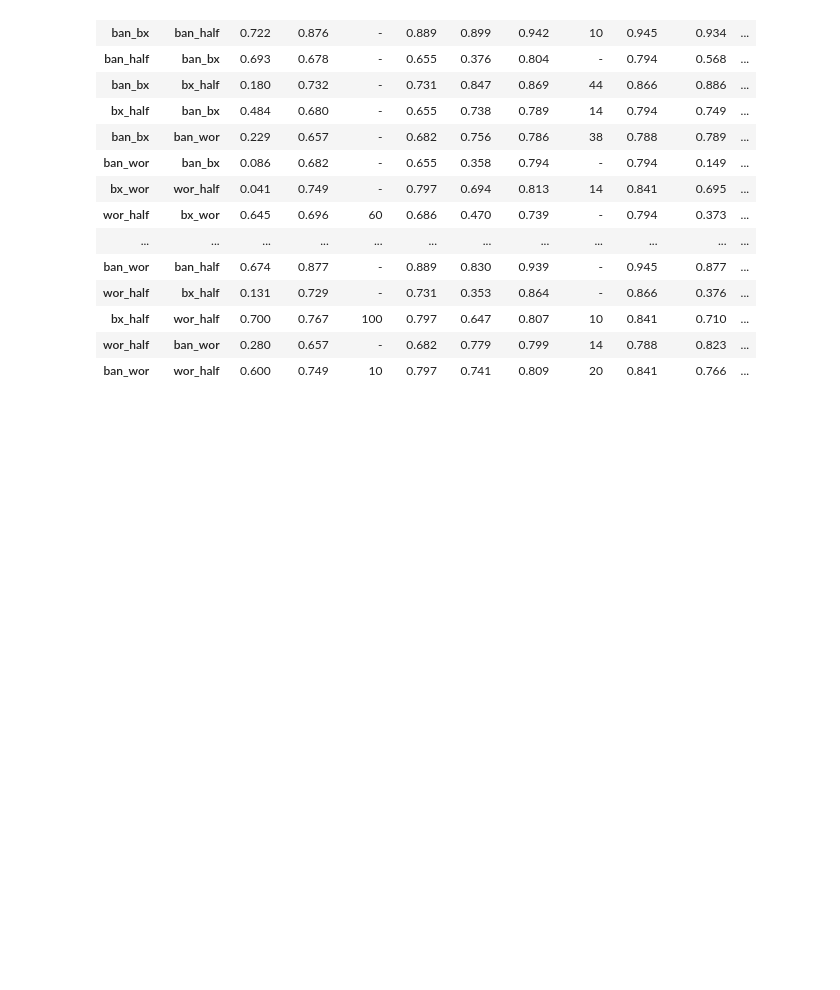
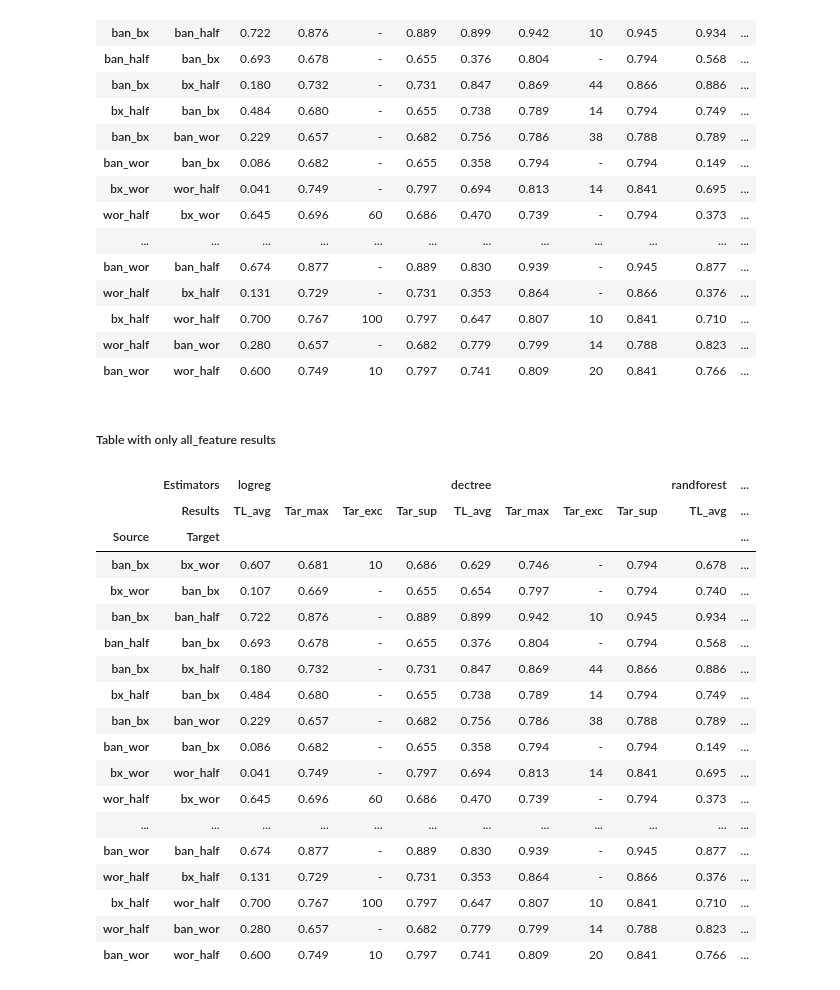
Before and after one commit to JayKay0104/ma-atl-for-er, a Jupyter notebook: code/learning/TL_Experiments_Books_final.ipynb, the cells around one changed output. Cells and saved outputs as stored; diff of their text form; code cells hidden in the pictures; blank space fills up the shorter version.

```diff
--- a/code/learning/TL_Experiments_Books_final.ipynb
+++ b/code/learning/TL_Experiments_Books_final.ipynb
@@ -293,3 +349,28 @@ TL Results when doing Transfer with domain adapted (nn) source instances on all
 | bx_half | wor_half | 0.700 | 0.767 | 100 | 0.797 | 0.647 | 0.807 | 10 | 0.841 | 0.710 | ... |
 | wor_half | ban_wor | 0.280 | 0.657 | - | 0.682 | 0.779 | 0.799 | 14 | 0.788 | 0.823 | ... |
 | ban_wor | wor_half | 0.600 | 0.749 | 10 | 0.797 | 0.741 | 0.809 | 20 | 0.841 | 0.766 | ... |
+# %% [markdown]
+##### Table with only all_feature results
+# %%
+df_tl_results_nn_all = tlut.returnDFwithTLResultsOfOneFeatureSet(df_tl_results_nn,'all',candsets_unsuper_results,
+                                                          filename='../../results/tl/books/books_tl_results_nn_all_feature')
+# %% [output]
+|  | Estimators | logreg |  |  |  | dectree |  |  |  | randforest | ... |
+|  | Results | TL_avg | Tar_max | Tar_exc | Tar_sup | TL_avg | Tar_max | Tar_exc | Tar_sup | TL_avg | ... |
+| Source | Target |  |  |  |  |  |  |  |  |  | ... |
+| ban_bx | bx_wor | 0.607 | 0.681 | 10 | 0.686 | 0.629 | 0.746 | - | 0.794 | 0.678 | ... |
+| bx_wor | ban_bx | 0.107 | 0.669 | - | 0.655 | 0.654 | 0.797 | - | 0.794 | 0.740 | ... |
+| ban_bx | ban_half | 0.722 | 0.876 | - | 0.889 | 0.899 | 0.942 | 10 | 0.945 | 0.934 | ... |
+| ban_half | ban_bx | 0.693 | 0.678 | - | 0.655 | 0.376 | 0.804 | - | 0.794 | 0.568 | ... |
+| ban_bx | bx_half | 0.180 | 0.732 | - | 0.731 | 0.847 | 0.869 | 44 | 0.866 | 0.886 | ... |
+| bx_half | ban_bx | 0.484 | 0.680 | - | 0.655 | 0.738 | 0.789 | 14 | 0.794 | 0.749 | ... |
+| ban_bx | ban_wor | 0.229 | 0.657 | - | 0.682 | 0.756 | 0.786 | 38 | 0.788 | 0.789 | ... |
+| ban_wor | ban_bx | 0.086 | 0.682 | - | 0.655 | 0.358 | 0.794 | - | 0.794 | 0.149 | ... |
+| bx_wor | wor_half | 0.041 | 0.749 | - | 0.797 | 0.694 | 0.813 | 14 | 0.841 | 0.695 | ... |
+| wor_half | bx_wor | 0.645 | 0.696 | 60 | 0.686 | 0.470 | 0.739 | - | 0.794 | 0.373 | ... |
+| ... | ... | ... | ... | ... | ... | ... | ... | ... | ... | ... | ... |
+| ban_wor | ban_half | 0.674 | 0.877 | - | 0.889 | 0.830 | 0.939 | - | 0.945 | 0.877 | ... |
+| wor_half | bx_half | 0.131 | 0.729 | - | 0.731 | 0.353 | 0.864 | - | 0.866 | 0.376 | ... |
+| bx_half | wor_half | 0.700 | 0.767 | 100 | 0.797 | 0.647 | 0.807 | 10 | 0.841 | 0.710 | ... |
+| wor_half | ban_wor | 0.280 | 0.657 | - | 0.682 | 0.779 | 0.799 | 14 | 0.788 | 0.823 | ... |
+| ban_wor | wor_half | 0.600 | 0.749 | 10 | 0.797 | 0.741 | 0.809 | 20 | 0.841 | 0.766 | ... |
```
Also changed, not shown: parts of 16 cells of this notebook, 3 other files.
